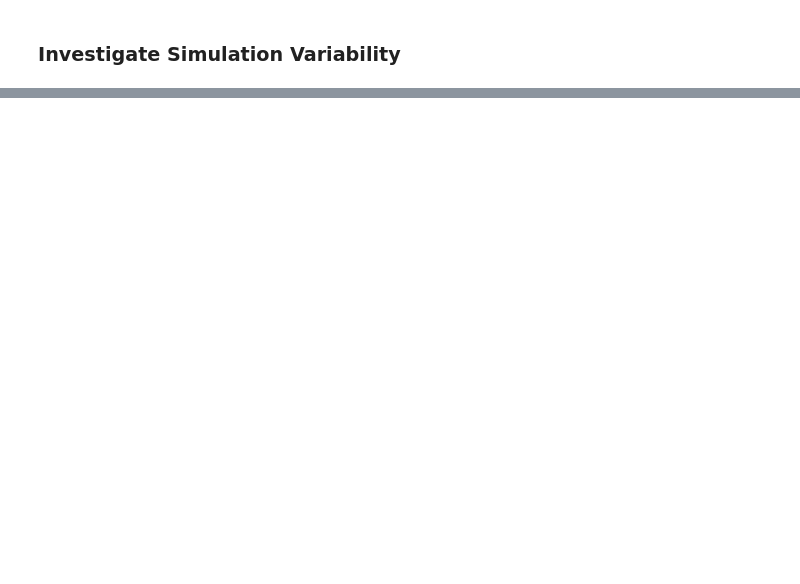
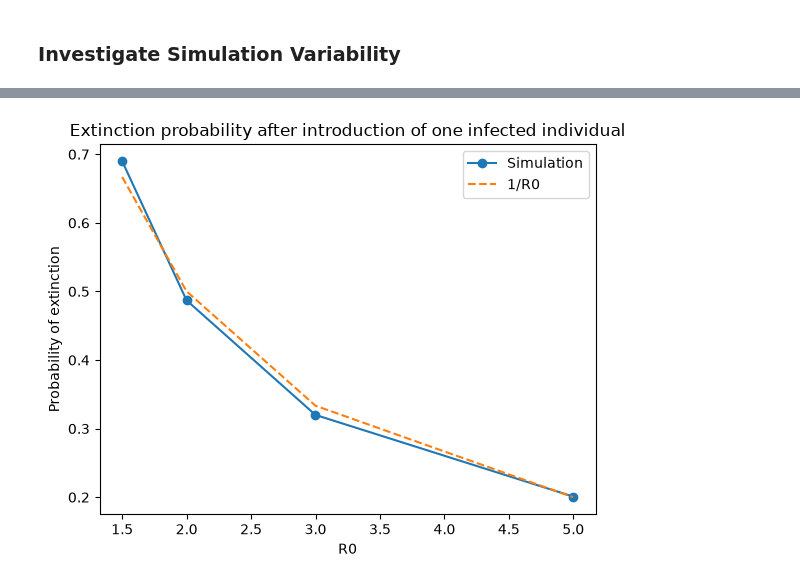
Before and after one commit to emilie-taffouraud/assignment2-stochastic-spatial-models, a Jupyter notebook: Jakobsen_16944763_Taffouraud_14886820_assignment2.ipynb, the cells around one changed output, grey strips where cells are left out. Cells and saved outputs as stored; diff of their text form; code cells hidden in the pictures; blank space fills up the shorter version.

Commit message:
Update extinction task in the assignment 2

```diff
--- a/Jakobsen_16944763_Taffouraud_14886820_assignment2.ipynb
+++ b/Jakobsen_16944763_Taffouraud_14886820_assignment2.ipynb
@@ -519,0 +618,10 @@ plt.show()
+# %%
+# Different teoretical R_0 values we will simulate over:
+
+beta_values = [0.15, 0.20, 0.30, 0.50]
+
+for beta in beta_values:
+
+    R0 = beta / (gamma + mu)
+
+    print("beta =", beta, "R0 =", R0)
@@ -519,0 +678,11 @@ plt.show()
+# %%
+# Make a results table and a plot
+
+results_df = pd.DataFrame({
+    "beta": beta_values,
+    "R0": [beta / (gamma + mu) for beta in beta_values],
+    "Empirical P_ext": extinction_probabilities,
+    "Theoretical P_ext": theoretical_probabilities
+})
+
+results_df
@@ -519,0 +695,22 @@ plt.show()
+# %%
+plt.plot(
+    results_df["R0"],
+    results_df["Empirical P_ext"],
+    "o-",
+    label="Simulation"
+)
+
+plt.plot(
+    results_df["R0"],
+    results_df["Theoretical P_ext"],
+    "--",
+    label="1/R0"
+)
+
+plt.xlabel("R0")
+plt.ylabel("Probability of extinction")
+plt.title("Extinction probability after introduction of one infected individual")
+plt.legend()
+plt.show()
+# %% [output]
+[figure, added]
```
Also changed, not shown: parts of 26 cells of this notebook.
